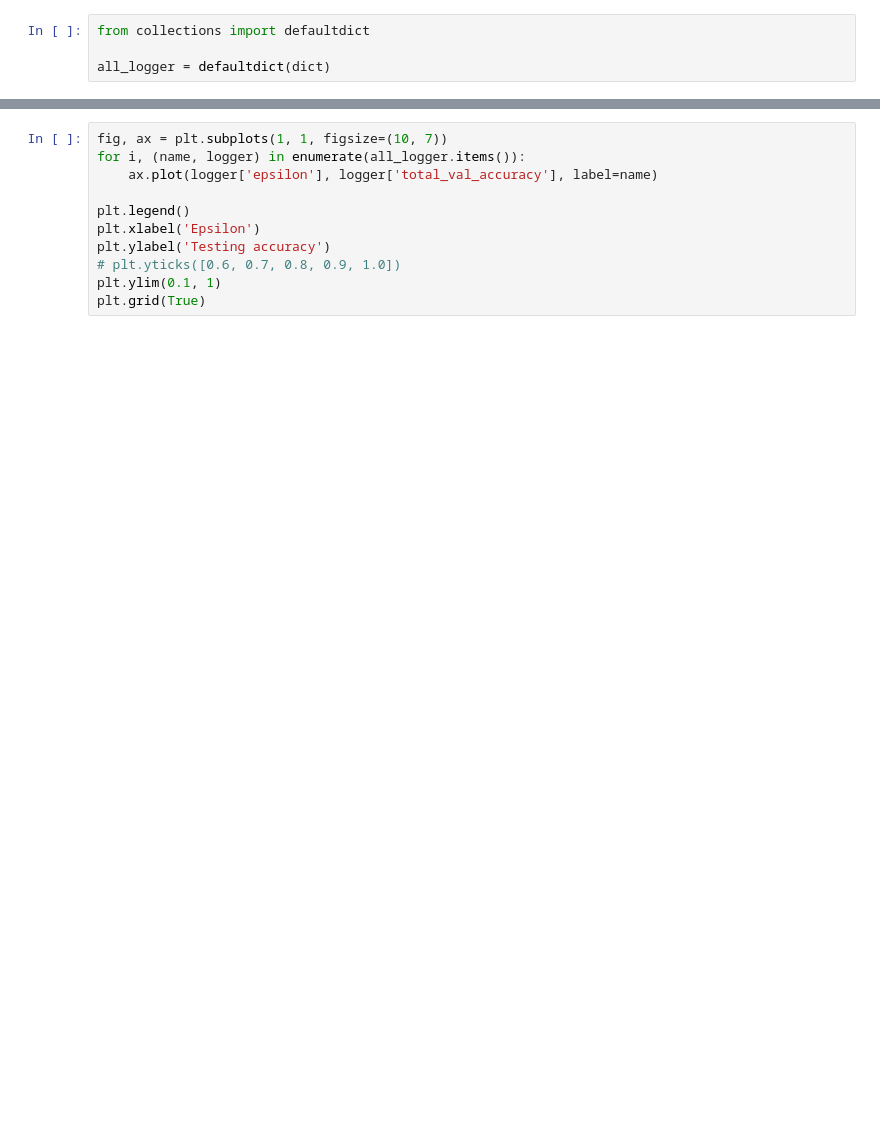
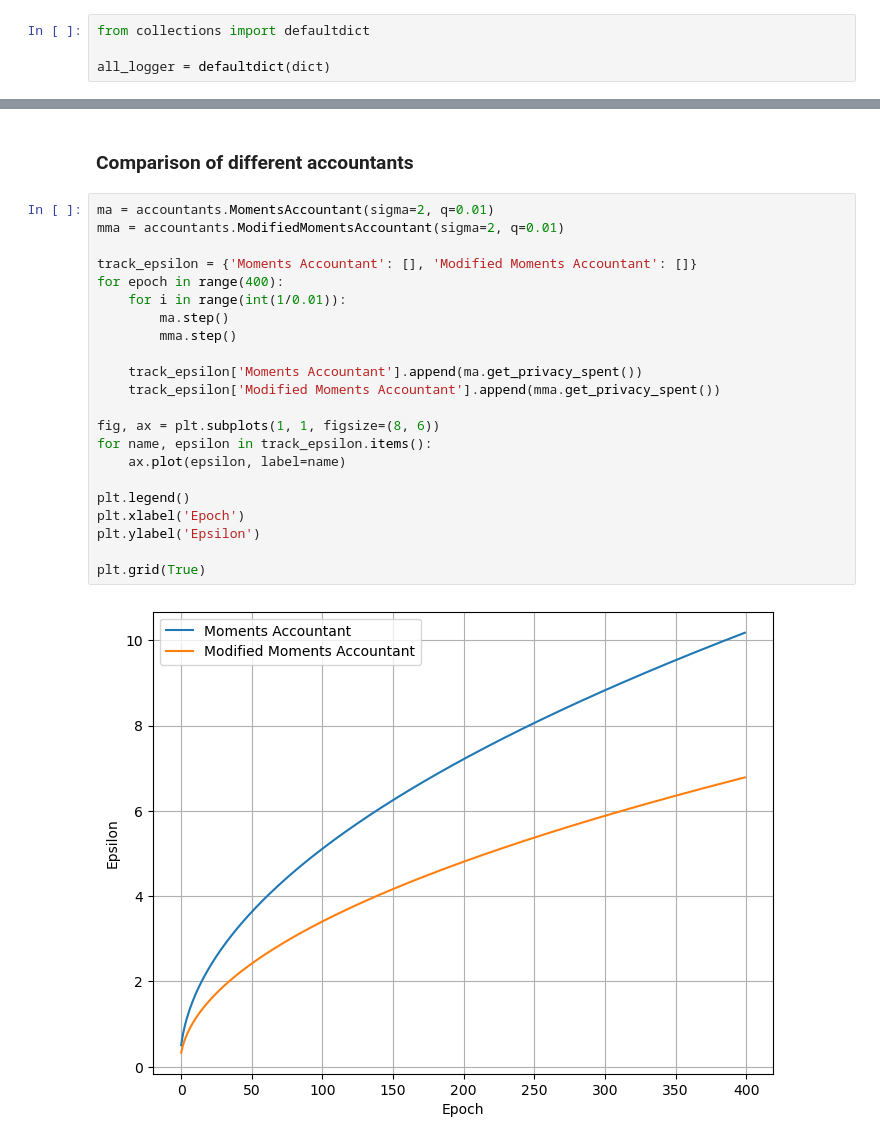
Before and after one commit to aakashks/dp-optimizers, a Jupyter notebook: notebooks/test_mnist.ipynb, the cells around one changed output, grey strips where cells are left out. Cells and saved outputs as stored; diff of their text form; blank space fills up the shorter version.

```diff
--- a/notebooks/test_mnist.ipynb
+++ b/notebooks/test_mnist.ipynb
@@ -145,11 +159,26 @@ plt.grid(True)
-# %%
-fig, ax = plt.subplots(1, 1, figsize=(10, 7))
-for i, (name, logger) in enumerate(all_logger.items()):
-    ax.plot(logger['epsilon'], logger['total_val_accuracy'], label=name)
-
-plt.legend()
-plt.xlabel('Epsilon')
-plt.ylabel('Testing accuracy')
-# plt.yticks([0.6, 0.7, 0.8, 0.9, 1.0])
-plt.ylim(0.1, 1)
-plt.grid(True)
+# %% [markdown]
+### Comparison of different accountants
+# %%
+ma = accountants.MomentsAccountant(sigma=2, q=0.01)
+mma = accountants.ModifiedMomentsAccountant(sigma=2, q=0.01)
+
+track_epsilon = {'Moments Accountant': [], 'Modified Moments Accountant': []}
+for epoch in range(400):
+    for i in range(int(1/0.01)):
+        ma.step()
+        mma.step()
+
+    track_epsilon['Moments Accountant'].append(ma.get_privacy_spent())
+    track_epsilon['Modified Moments Accountant'].append(mma.get_privacy_spent())
+
+fig, ax = plt.subplots(1, 1, figsize=(8, 6))
+for name, epsilon in track_epsilon.items():
+    ax.plot(epsilon, label=name)
+
+plt.legend()
+plt.xlabel('Epoch')
+plt.ylabel('Epsilon')
+
+plt.grid(True)
+# %% [output]
+[figure, added]
```
Also changed, not shown: parts of 10 cells of this notebook.
